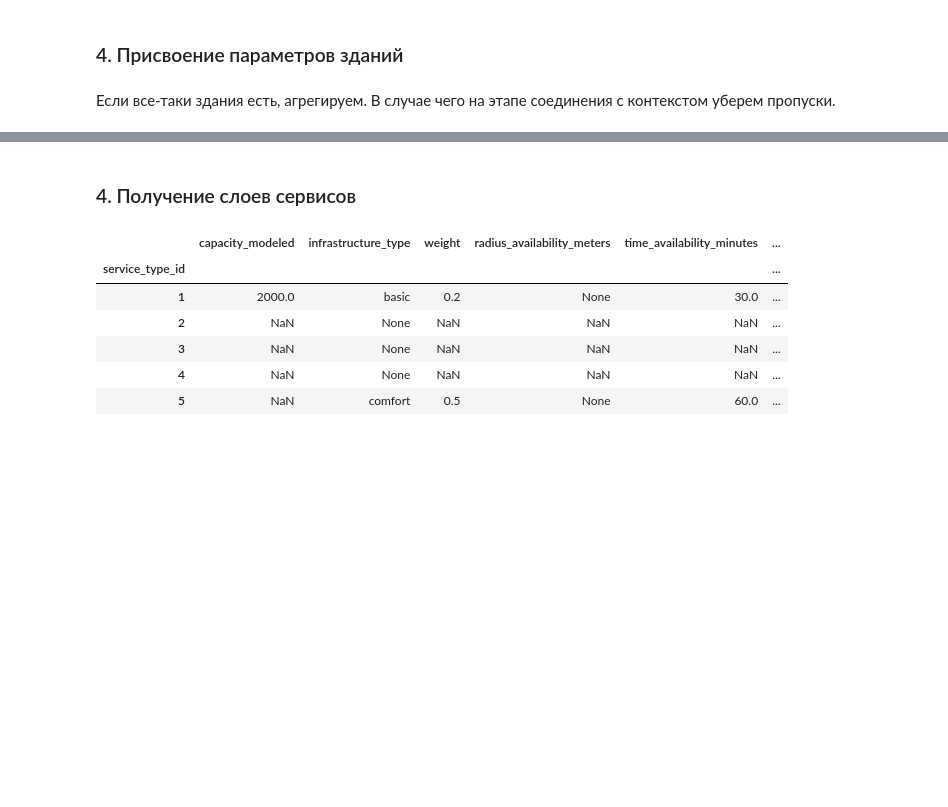
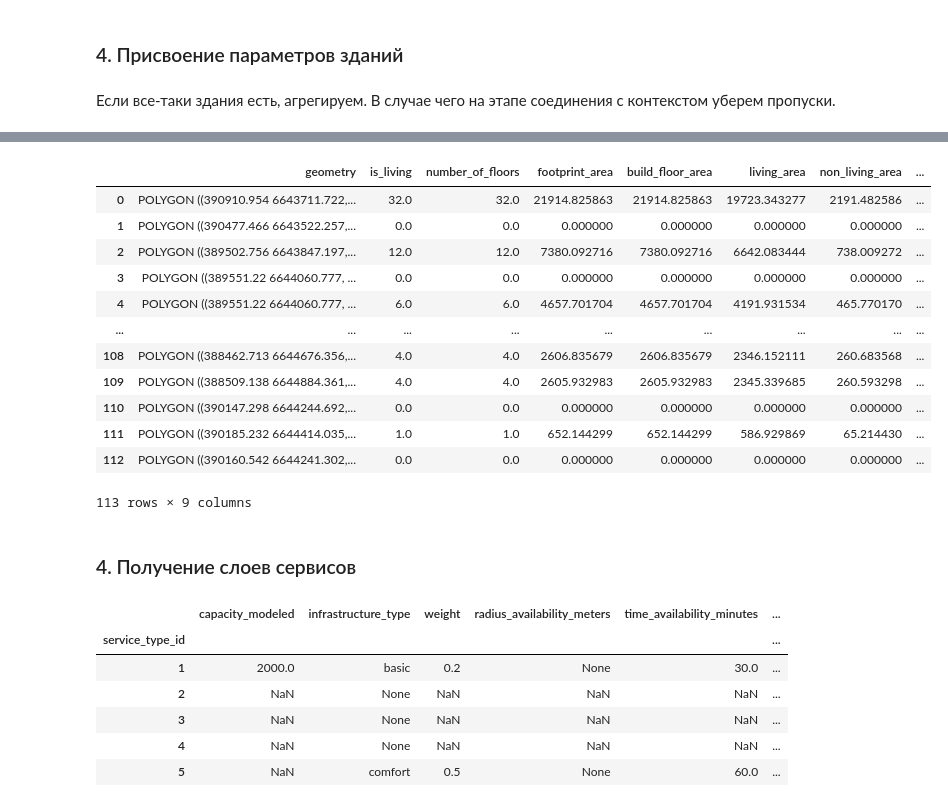
Before and after one commit to vasilstar97/prostor-examples, a Jupyter notebook: examples/3. Сценарий.ipynb, the cells around one changed output, grey strips where cells are left out. Saved outputs shown, nothing was run; the diff lists cells and outputs as text; code cells hidden in the pictures; blank space fills up the shorter version.

```diff
--- a/examples/3. Сценарий.ipynb
+++ b/examples/3. Сценарий.ipynb
@@ -272,3 +281,19 @@ if buildings_agg_gdf is not None:
+# %%
+buildings_agg_gdf
+# %% [output]
+|  | geometry | is_living | number_of_floors | footprint_area | build_floor_area | living_area | non_living_area | ... |
+| 0 | POLYGON ((390910.954 6643711.722,... | 32.0 | 32.0 | 21914.825863 | 21914.825863 | 19723.343277 | 2191.482586 | ... |
+| 1 | POLYGON ((390477.466 6643522.257,... | 0.0 | 0.0 | 0.000000 | 0.000000 | 0.000000 | 0.000000 | ... |
+| 2 | POLYGON ((389502.756 6643847.197,... | 12.0 | 12.0 | 7380.092716 | 7380.092716 | 6642.083444 | 738.009272 | ... |
+| 3 | POLYGON ((389551.22 6644060.777, ... | 0.0 | 0.0 | 0.000000 | 0.000000 | 0.000000 | 0.000000 | ... |
+| 4 | POLYGON ((389551.22 6644060.777, ... | 6.0 | 6.0 | 4657.701704 | 4657.701704 | 4191.931534 | 465.770170 | ... |
+| ... | ... | ... | ... | ... | ... | ... | ... | ... |
+| 108 | POLYGON ((388462.713 6644676.356,... | 4.0 | 4.0 | 2606.835679 | 2606.835679 | 2346.152111 | 260.683568 | ... |
+| 109 | POLYGON ((388509.138 6644884.361,... | 4.0 | 4.0 | 2605.932983 | 2605.932983 | 2345.339685 | 260.593298 | ... |
+| 110 | POLYGON ((390147.298 6644244.692,... | 0.0 | 0.0 | 0.000000 | 0.000000 | 0.000000 | 0.000000 | ... |
+| 111 | POLYGON ((390185.232 6644414.035,... | 1.0 | 1.0 | 652.144299 | 652.144299 | 586.929869 | 65.214430 | ... |
+| 112 | POLYGON ((390160.542 6644241.302,... | 0.0 | 0.0 | 0.000000 | 0.000000 | 0.000000 | 0.000000 | ... |
+113 rows × 9 columns
 # %%
 if buildings_agg_gdf is not None:
     blocks_gdf = blocks_gdf.join(buildings_agg_gdf.drop(columns=['geometry']).rename(columns={'count': 'count_buildings'}))
```
Also changed, not shown: parts of 8 cells of this notebook, 4 other files.
